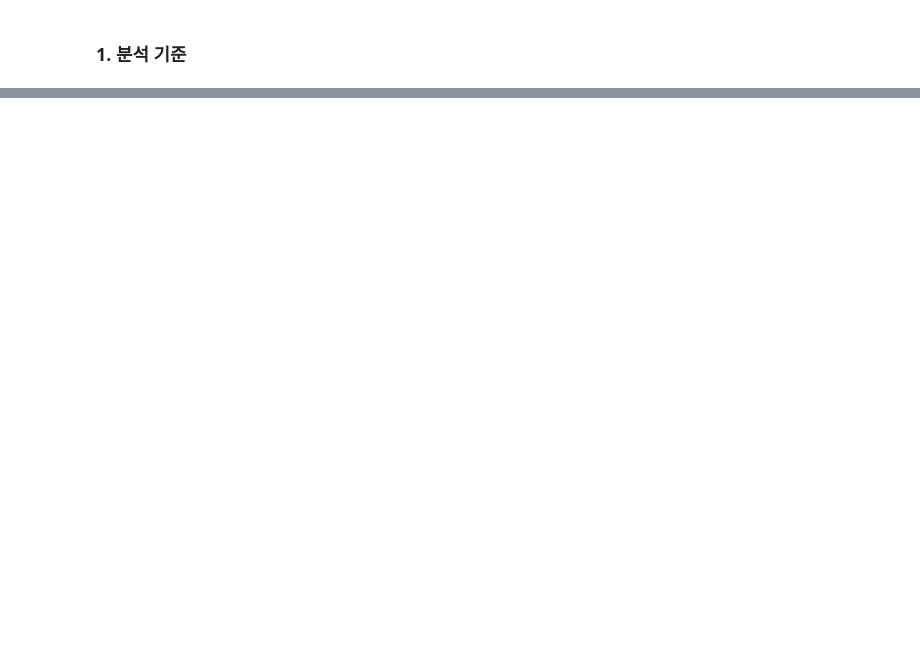
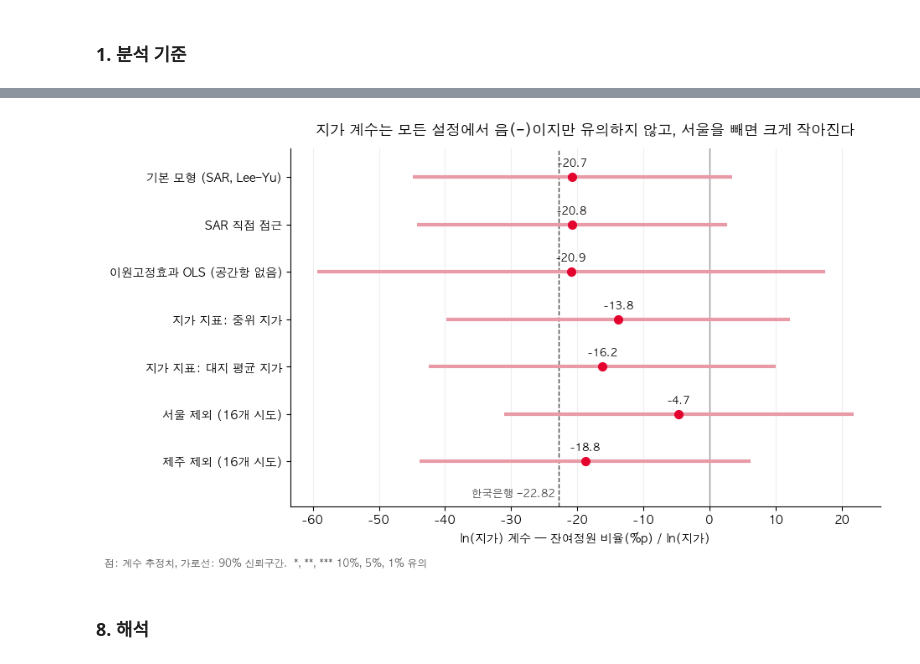
Before and after one commit to SID12g/uos-stat-data, a Jupyter notebook: 시도별 지가와 요양시설 잔여정원 상관관계/main.ipynb, the cells around one changed output, grey strips where cells are left out. Saved outputs shown, nothing was run; the diff lists cells and outputs as text; code cells hidden in the pictures; blank space fills up the shorter version.

```diff
--- a/시도별 지가와 요양시설 잔여정원 상관관계/main.ipynb
+++ b/시도별 지가와 요양시설 잔여정원 상관관계/main.ipynb
@@ -440,0 +511,27 @@ print("검증 통과")
+# %%
+plot = robust.iloc[::-1]
+y = np.arange(len(plot))
+fig, ax = plt.subplots(figsize=(9.5, 5.5))
+ax.axvline(0, color="#999999", linewidth=1)
+ax.axvline(BOK["ln_평균_지가"][0], color="#444444", linestyle="--", linewidth=1)
+ax.text(BOK["ln_평균_지가"][0], -0.75, "한국은행 −22.82 ", fontsize=9, color="#444444", ha="right")
+ax.errorbar(plot["계수"], y, xerr=Z90 * plot["표준오차"], fmt="o", color=LAND_COLOR,
+            ecolor="#E89AA6", elinewidth=3, capsize=0, markersize=7, zorder=3)
+for i, (_, row) in enumerate(plot.iterrows()):
+    ax.annotate(f"{row['계수']:.1f}{stars(row['p'])}", (row["계수"], i), xytext=(0, 9),
+                textcoords="offset points", ha="center", fontsize=9)
+ax.set_yticks(y)
+ax.set_yticklabels(plot.index)
+ax.set_ylim(-0.95, len(plot) - 0.4)
+ax.set_xlabel("ln(지가) 계수 — 잔여정원 비율(%p) / ln(지가)")
+ax.grid(axis="x", alpha=0.2)
+ax.spines[["top", "right"]].set_visible(False)
+ax.set_title("지가 계수는 모든 설정에서 음(−)이지만 유의하지 않고, 서울을 빼면 크게 작아진다", fontsize=12.5, pad=12)
+fig.text(0.01, 0.01, "점: 계수 추정치, 가로선: 90% 신뢰구간.  *, **, *** 10%, 5%, 1% 유의", fontsize=8.5, color="#555555")
+plt.tight_layout(rect=[0, 0.03, 1, 1])
+fig.savefig(OUTPUT_DIR / "시도별_강건성.png", dpi=200, bbox_inches="tight")
+plt.show()
+# %% [output]
+[figure, added]
+# %% [markdown]
+### 8. 해석
```
Also changed, not shown: parts of 53 cells of this notebook, 17 other files.
